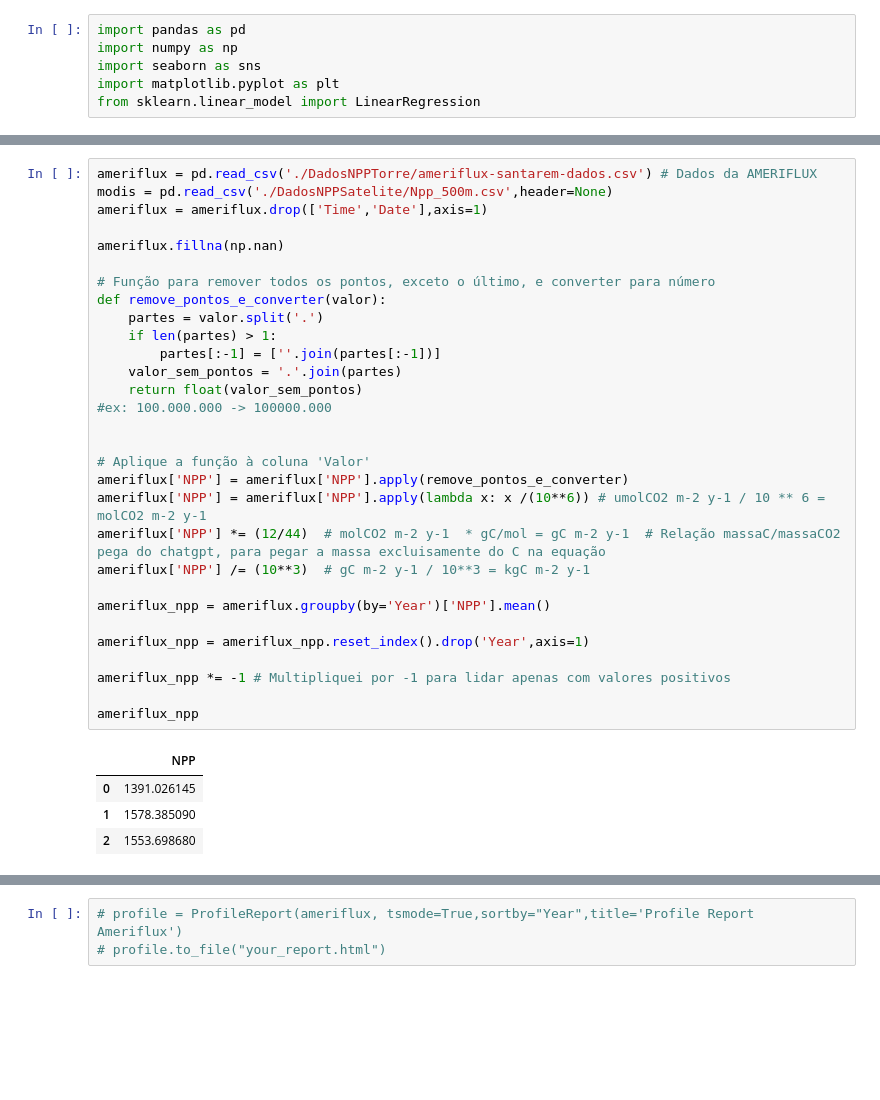
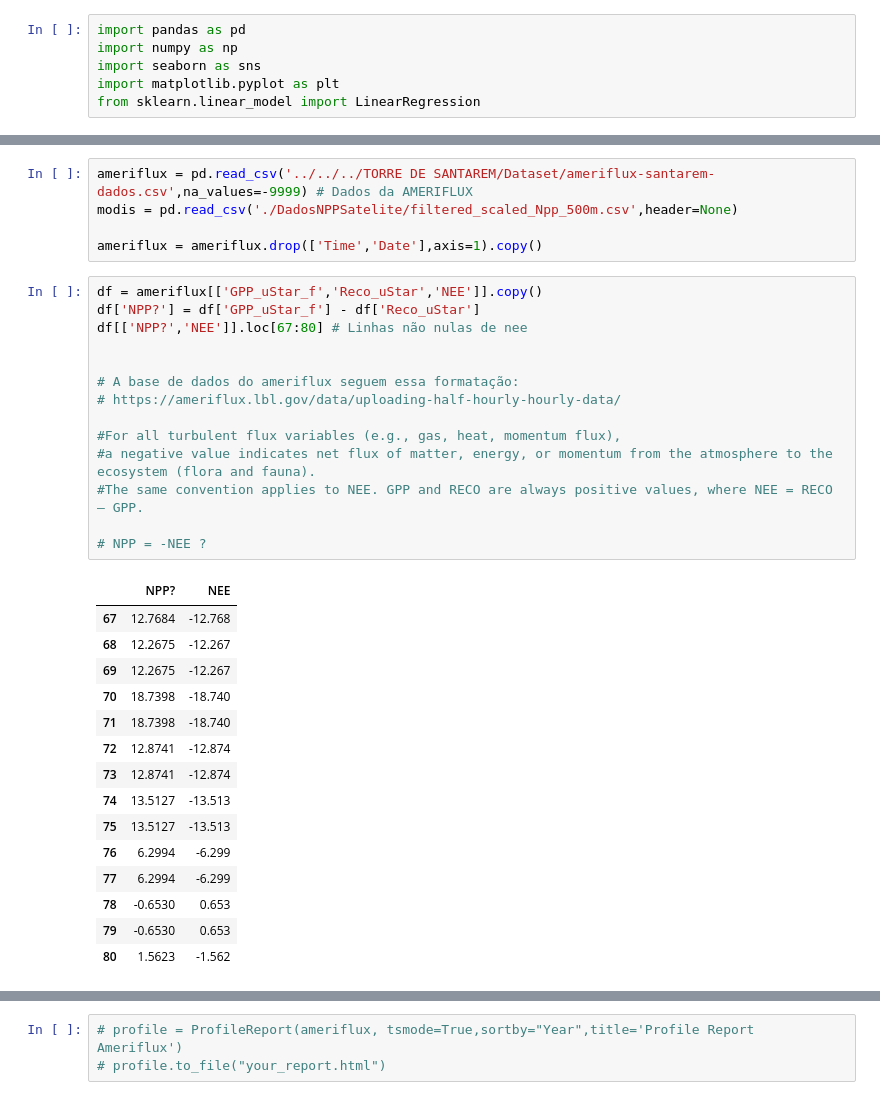
Before and after one commit to albert-santos/remote-sensing, a Jupyter notebook: Jean/Ameriflux+modis/Santarem/Comparacao_Santarem_Modis.ipynb, the cells around one changed output, grey strips where cells are left out. Cells and saved outputs as stored; diff of their text form; blank space fills up the shorter version.

```diff
--- a/Jean/Ameriflux+modis/Santarem/Comparacao_Santarem_Modis.ipynb
+++ b/Jean/Ameriflux+modis/Santarem/Comparacao_Santarem_Modis.ipynb
@@ -83,37 +83,37 @@ def reg_graph (x, y, data,sct_size=None,s=10,title='', legend_visibility=True, l
     plt.tight_layout() #Redimensionar melhor o gráfico
     plt.show() #Mostrar o gráfico
 # %%
-ameriflux = pd.read_csv('./DadosNPPTorre/ameriflux-santarem-dados.csv') # Dados da AMERIFLUX
-modis = pd.read_csv('./DadosNPPSatelite/Npp_500m.csv',header=None)
-ameriflux = ameriflux.drop(['Time','Date'],axis=1)
+ameriflux = pd.read_csv('../../../TORRE DE SANTAREM/Dataset/ameriflux-santarem-dados.csv',na_values=-9999) # Dados da AMERIFLUX
+modis = pd.read_csv('./DadosNPPSatelite/filtered_scaled_Npp_500m.csv',header=None)
 
-ameriflux.fillna(np.nan)
-
-# Função para remover todos os pontos, exceto o último, e converter para número
-def remove_pontos_e_converter(valor):
-    partes = valor.split('.')
-    if len(partes) > 1:
-        partes[:-1] = [''.join(partes[:-1])]
-    valor_sem_pontos = '.'.join(partes)
-    return float(valor_sem_pontos)
-#ex: 100.000.000 -> 100000.000
-
-
-# Aplique a função à coluna 'Valor'
-ameriflux['NPP'] = ameriflux['NPP'].apply(remove_pontos_e_converter)
-ameriflux['NPP'] = ameriflux['NPP'].apply(lambda x: x /(10**6)) # umolCO2 m-2 y-1 / 10 ** 6 = molCO2 m-2 y-1
-ameriflux['NPP'] *= (12/44)  # molCO2 m-2 y-1  * gC/mol = gC m-2 y-1  # Relação massaC/massaCO2 pega do chatgpt, para pegar a massa excluisamente do C na equação
-ameriflux['NPP'] /= (10**3)  # gC m-2 y-1 / 10**3 = kgC m-2 y-1
-
-ameriflux_npp = ameriflux.groupby(by='Year')['NPP'].mean()
-
-ameriflux_npp = ameriflux_npp.reset_index().drop('Year',axis=1)
-
-ameriflux_npp *= -1 # Multipliquei por -1 para lidar apenas com valores positivos
-
-ameriflux_npp
+ameriflux = ameriflux.drop(['Time','Date'],axis=1).copy()
-# %% [output]
-|  | NPP |
-| 0 | 1391.026145 |
-| 1 | 1578.385090 |
-| 2 | 1553.698680 |
+# %%
+df = ameriflux[['GPP_uStar_f','Reco_uStar','NEE']].copy()
+df['NPP?'] = df['GPP_uStar_f'] - df['Reco_uStar']
+df[['NPP?','NEE']].loc[67:80] # Linhas não nulas de nee
+
+
+# A base de dados do ameriflux seguem essa formatação:
+# https://ameriflux.lbl.gov/data/uploading-half-hourly-hourly-data/
+
+#For all turbulent flux variables (e.g., gas, heat, momentum flux),
+#a negative value indicates net flux of matter, energy, or momentum from the atmosphere to the ecosystem (flora and fauna).
+#The same convention applies to NEE. GPP and RECO are always positive values, where NEE = RECO – GPP.
+
+# NPP = -NEE ?
+# %% [output]
+|  | NPP? | NEE |
+| 67 | 12.7684 | -12.768 |
+| 68 | 12.2675 | -12.267 |
+| 69 | 12.2675 | -12.267 |
+| 70 | 18.7398 | -18.740 |
+| 71 | 18.7398 | -18.740 |
+| 72 | 12.8741 | -12.874 |
+| 73 | 12.8741 | -12.874 |
+| 74 | 13.5127 | -13.513 |
+| 75 | 13.5127 | -13.513 |
+| 76 | 6.2994 | -6.299 |
+| 77 | 6.2994 | -6.299 |
+| 78 | -0.6530 | 0.653 |
+| 79 | -0.6530 | 0.653 |
+| 80 | 1.5623 | -1.562 |
```
Also changed, not shown: parts of 7 cells of this notebook, 2 other files.
